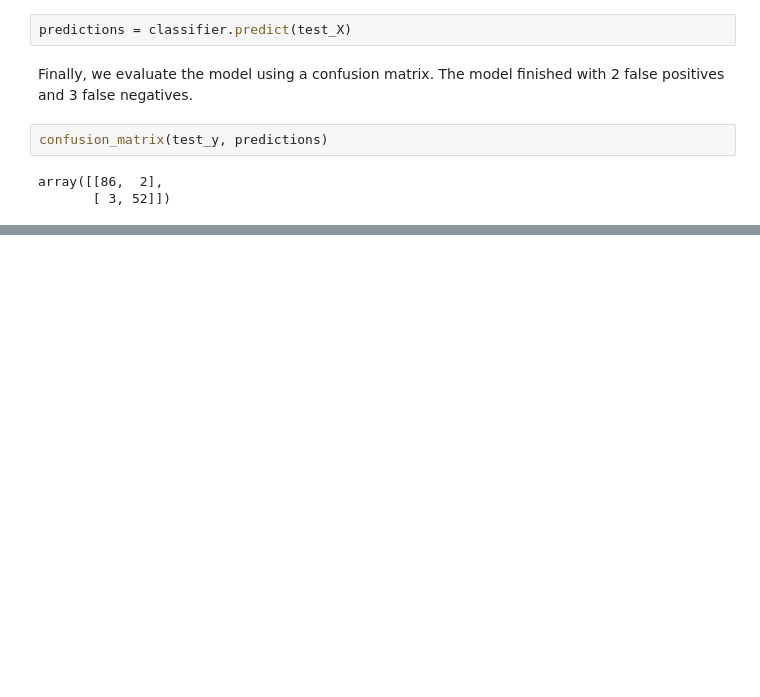
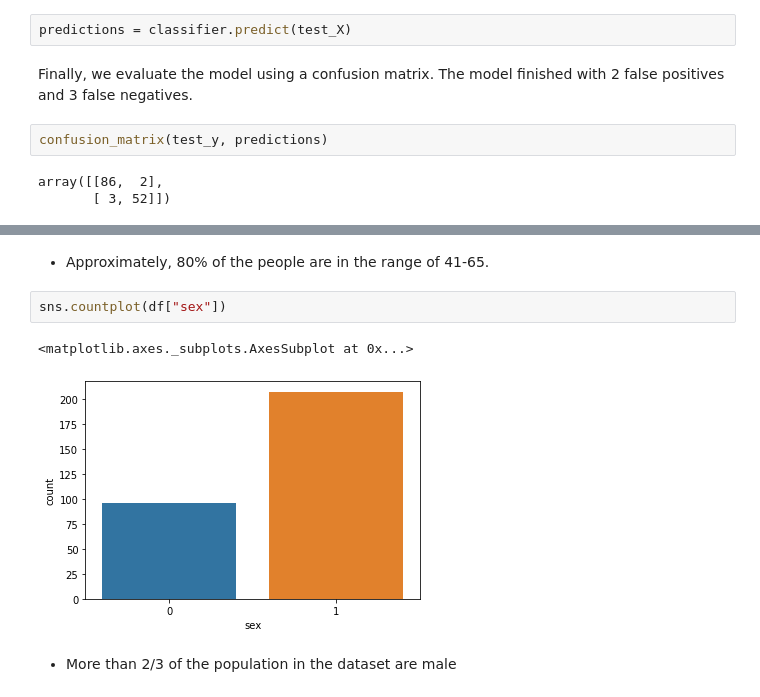
Before and after one commit to valentin721/MachineLearningClasificadores, a Jupyter notebook: Adaboost.ipynb, the cells around one changed output, grey strips where cells are left out. Cells and saved outputs as stored; diff of their text form; blank space fills up the shorter version.

```diff
--- a/Adaboost.ipynb
+++ b/Adaboost.ipynb
@@ -64,0 +153,9 @@ array([[86,  2],
+# %% [markdown]
+- Approximately, 80% of the people are in the range of 41-65.
+# %%
+sns.countplot(df["sex"])
+# %% [output]
+<matplotlib.axes._subplots.AxesSubplot at 0x...>
+[figure, added]
+# %% [markdown]
+- More than 2/3 of the population in the dataset are male
```
Also changed, not shown: parts of 27 cells of this notebook.
